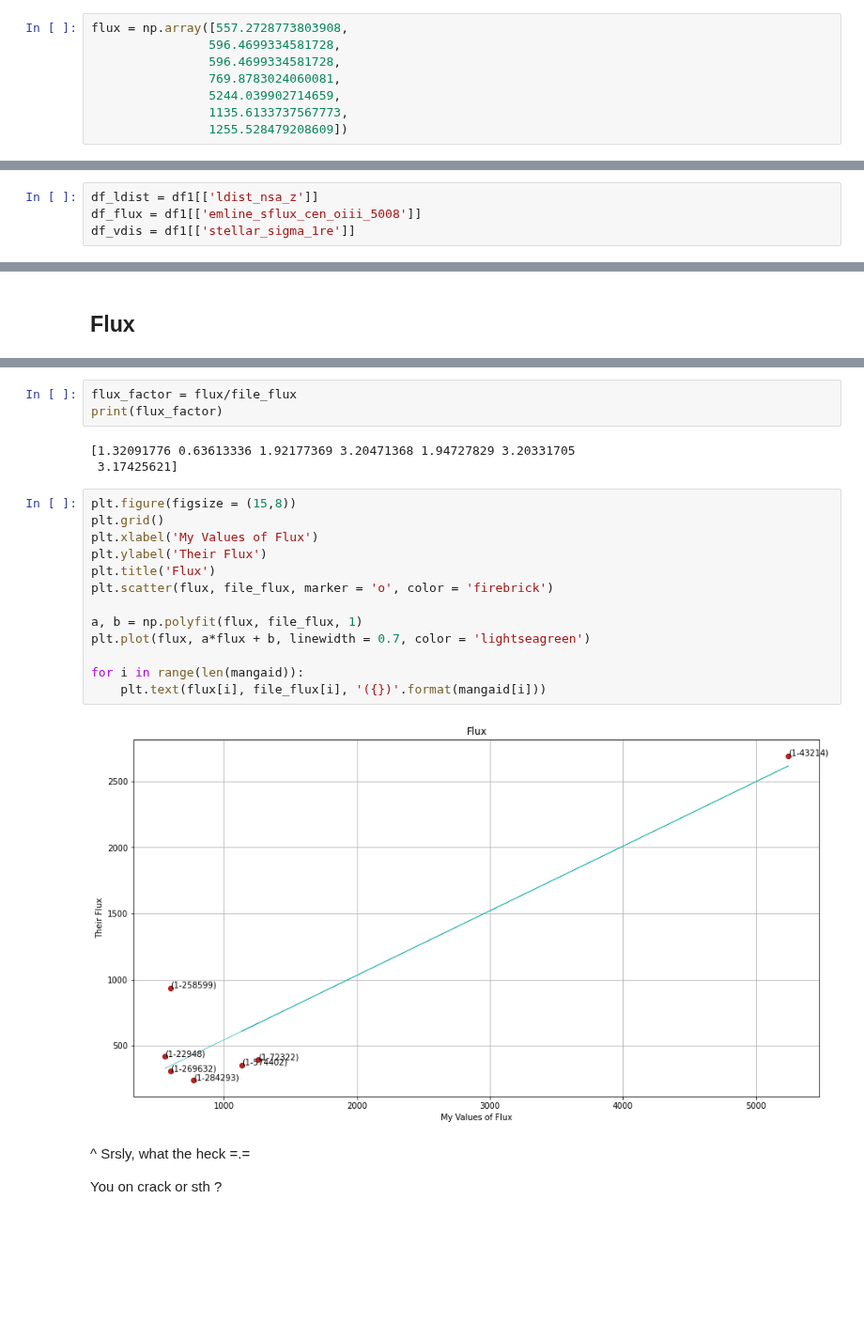
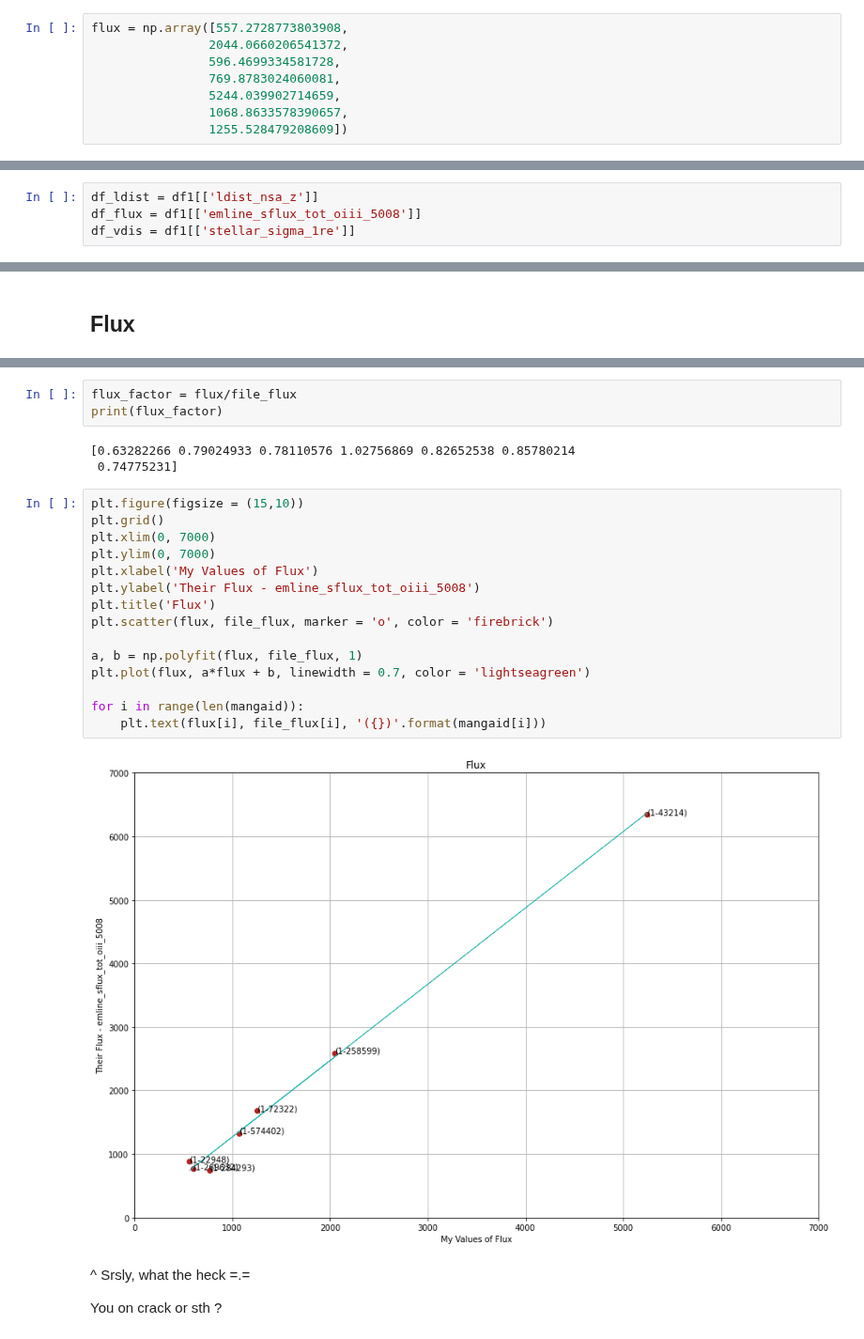
Before and after one commit to Natacha-U/Snr-Prj, a Jupyter notebook: Display_Results.ipynb, the cells around one changed output, grey strips where cells are left out. Shown at 94% size. Drawn from its saved outputs; the diff is of its cells as text; blank space fills up the shorter version.

```diff
--- a/Display_Results.ipynb
+++ b/Display_Results.ipynb
@@ -42,9 +42,9 @@ lum_dist = np.array([556.7,
                      590.8])
 # %%
 flux = np.array([557.2728773803908,
-                596.4699334581728,
+                2044.0660206541372,
                 596.4699334581728,
                 769.8783024060081,
                 5244.039902714659,
-                1135.6133737567773,
+                1068.8633578390657,
                 1255.528479208609])
@@ -230,7 +229,7 @@ df2.loc[df2['mangaid'] == mangaid[6]]
 index = [8, 84, 165, 54, 30, 31, 34]
 # %%
 df_ldist = df1[['ldist_nsa_z']]
-df_flux = df1[['emline_sflux_cen_oiii_5008']]
+df_flux = df1[['emline_sflux_tot_oiii_5008']]
 df_vdis = df1[['stellar_sigma_1re']]
 # %% [markdown]
 ## Luminosity Distance
@@ -277,23 +281,25 @@ array([ 421.8831,  937.6492,  310.3747,  240.2331, 2693.01  ,  354.5117,
 flux_factor = flux/file_flux
 print(flux_factor)
 # %% [output]
-[1.32091776 0.63613336 1.92177369 3.20471368 1.94727829 3.20331705
- 3.17425621]
+[0.63282266 0.79024933 0.78110576 1.02756869 0.82652538 0.85780214
+ 0.74775231]
 # %%
-plt.figure(figsize = (15,8))
+plt.figure(figsize = (15,10))
 plt.grid()
+plt.xlim(0, 7000)
+plt.ylim(0, 7000)
 plt.xlabel('My Values of Flux')
-plt.ylabel('Their Flux')
+plt.ylabel('Their Flux - emline_sflux_tot_oiii_5008')
 plt.title('Flux')
 plt.scatter(flux, file_flux, marker = 'o', color = 'firebrick')
 
 a, b = np.polyfit(flux, file_flux, 1)
 plt.plot(flux, a*flux + b, linewidth = 0.7, color = 'lightseagreen')
 
 for i in range(len(mangaid)):
     plt.text(flux[i], file_flux[i], '({})'.format(mangaid[i]))
 # %% [output]
-[figure, old version]
+[figure, new version]
 # %% [markdown]
 ^ Srsly, what the heck =.=
 
```
Also changed, not shown: parts of 23 cells of this notebook, 5 other files.
